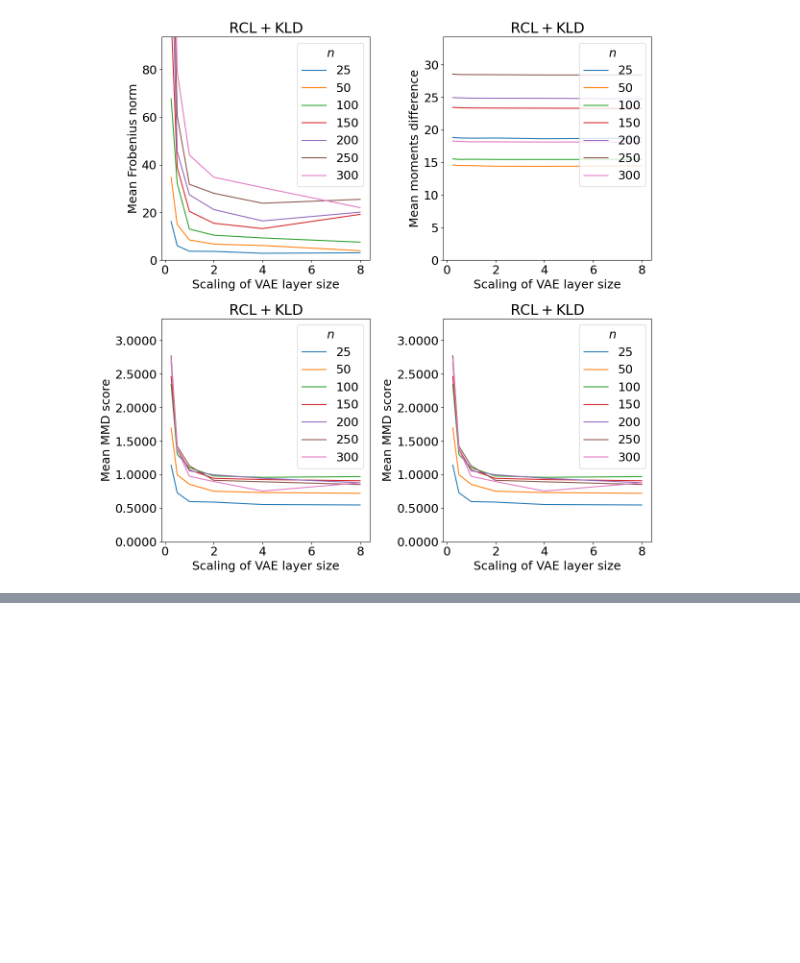
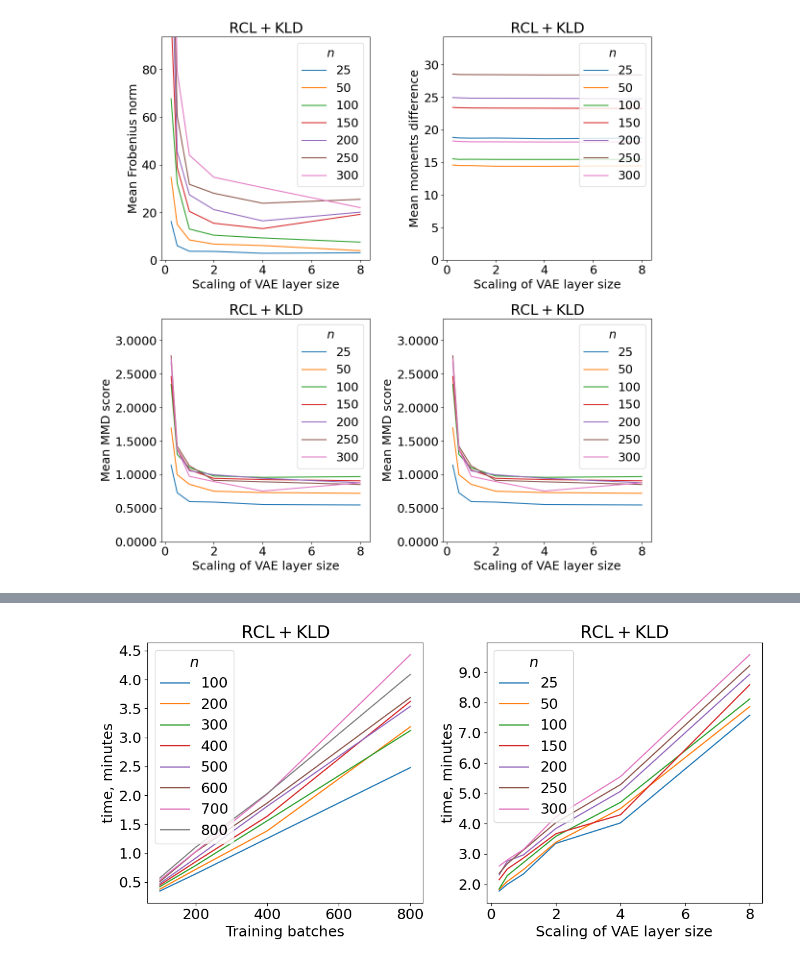
Before and after one commit to mtcairneyleeming/4yp, a Jupyter notebook: 11_scaling_vis.ipynb, the cells around one changed output, grey strips where cells are left out. Saved outputs shown, nothing was run; the diff lists cells and outputs as text; code cells hidden in the pictures; blank space fills up the shorter version.

```diff
--- a/11_scaling_vis.ipynb
+++ b/11_scaling_vis.ipynb
@@ -489,0 +533,30 @@ $\mathrm{RCL}+\mathrm{KLD}$ Scaling of VAE layer size [0, 3.3261743545532227]
+# %%
+choices = [
+    ("exp9", 1, 0, "B", False),
+    ("exp8", 1, 0, "B", False),
+]
+
+fig = plt.figure()
+fig.set_size_inches(PAGE_WIDTH, PAGE_WIDTH / 2)
+
+axs = fig.subplots(1,2)
+
+for i, c in enumerate(choices):
+    times, args, loss_fn = get_experiment_times(*c[:3])
+    plot_times_graph(times, args, loss_fn, c[3], c[4], axs.flat[i])
+
+fig.tight_layout()
+
+fig.savefig("./gen_plots/11/composites/compD.pdf")
+
+# 1 -> 4 top lef
+fig.savefig(
+    "./gen_plots/11/composites/compD_left.pdf",
+    bbox_inches=Bbox.from_bounds(0, 0, PAGE_WIDTH // 2, PAGE_WIDTH // 2),
+)
+fig.savefig(
+    "./gen_plots/11/composites/compD_right.pdf",
+    bbox_inches=Bbox.from_bounds(PAGE_WIDTH // 2,0, PAGE_WIDTH // 2, PAGE_WIDTH // 2),
+)
+# %% [output]
+[figure, added]
```
Also changed, not shown: parts of 5 cells of this notebook, 6 other files.
